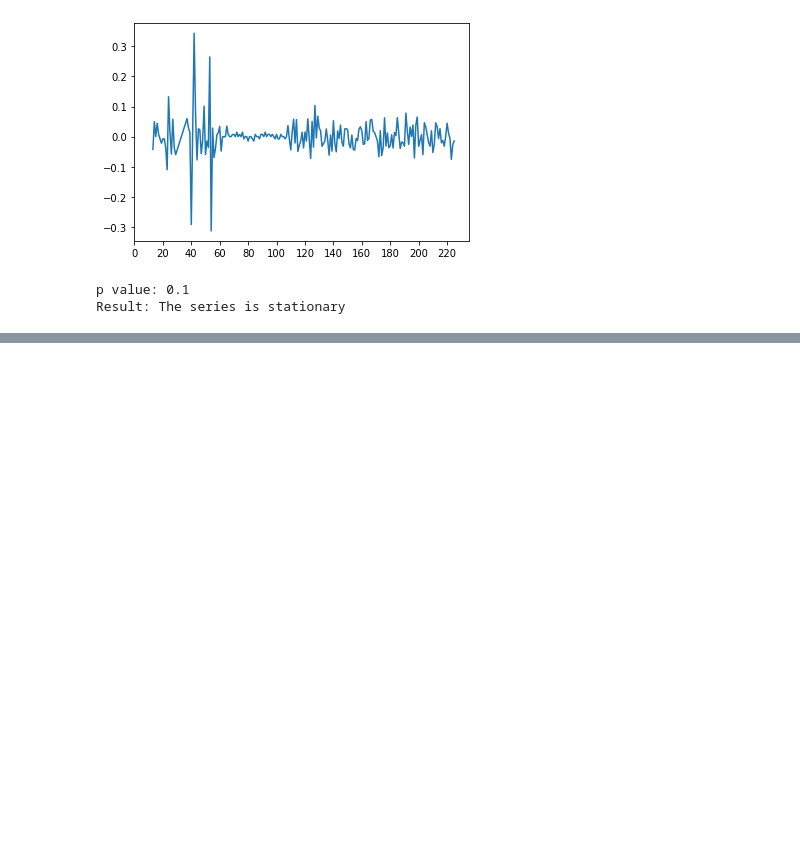
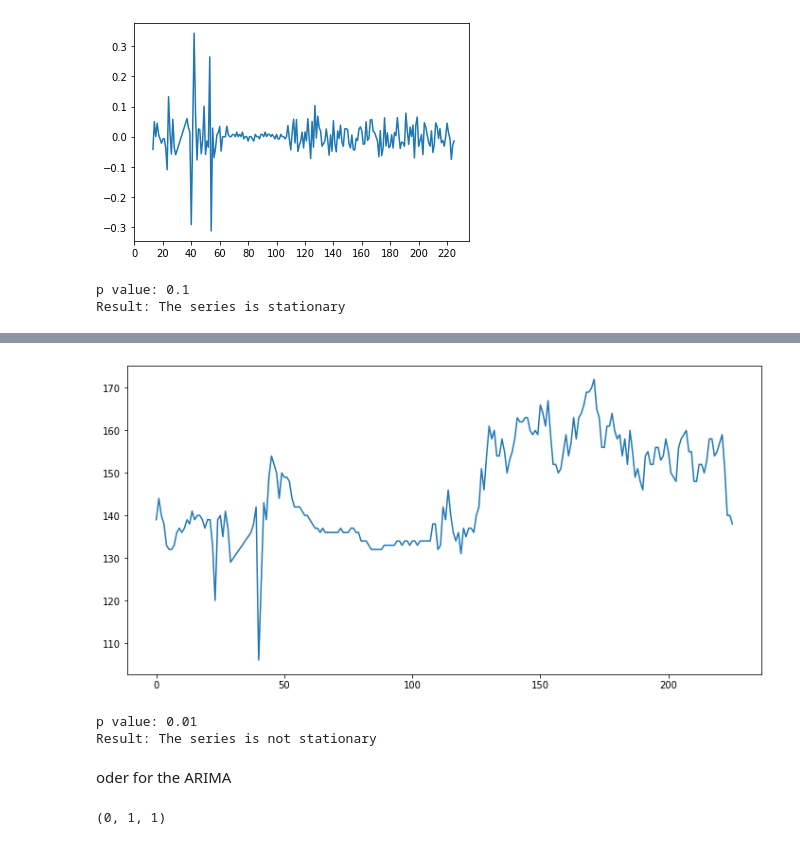
Before and after one commit to yamini542/Applied-AI, a Jupyter notebook: Copy_of_AI_ASS_Tas1_Time_series_Analysis.ipynb, the cells around one changed output, grey strips where cells are left out. Saved outputs shown, nothing was run; the diff lists cells and outputs as text; code cells hidden in the pictures; blank space fills up the shorter version.

```diff
--- a/Copy_of_AI_ASS_Tas1_Time_series_Analysis.ipynb
+++ b/Copy_of_AI_ASS_Tas1_Time_series_Analysis.ipynb
@@ -361,0 +377,2 @@ Result: The series is stationary
+# %%
+df_model1=pd.read_csv('PT_Train.csv')
@@ -361,0 +395,2 @@ Result: The series is stationary
+# %%
+df_model1=df_model1[['Timestamp (GMT)','Lifetouch Heart Rate',]]
@@ -361,0 +428,5 @@ Result: The series is stationary
+# %%
+df_model1['Timestamp (GMT)'] = list(range(0, len(df_model1['Timestamp (GMT)'])))
+df_model1
+# %%
+df_model1 = df_model1[(df_model1['Lifetouch Heart Rate'] > 40) & (df_model1['Lifetouch Heart Rate'] < 200)]
@@ -361,0 +449,31 @@ Result: The series is stationary
+# %%
+plt.figure(figsize=(12, 6))
+plt.plot(df_model1.index, df_model1['Lifetouch Heart Rate'])
+plt.show()
+# %% [output]
+[figure, added]
+# %%
+
+# check stationarity of the series
+def check_stationarity(series):
+  statistic, p_value, n_lags, critical_values = sm.tsa.stattools.kpss(series)
+  print(f'p value: {p_value}')
+  print(f'Result: The series is {"not " if p_value < 0.05 else ""}stationary \n')
+check_stationarity(df_model1['Lifetouch Heart Rate'])
+# %% [output]
+p value: 0.01
+Result: The series is not stationary
+# %% [markdown]
+oder for the ARIMA
+# %%
+from pmdarima import auto_arima
+
+
+
+# Fit an ARIMA model to the dataset
+model = auto_arima(df_model1['Lifetouch Heart Rate'], seasonal=True, suppress_warnings=True, stepwise=True)
+
+# Print the optimal order of p, d, q
+print(model.order)
+# %% [output]
+(0, 1, 1)
```
Also changed, not shown: parts of 15 cells of this notebook.
